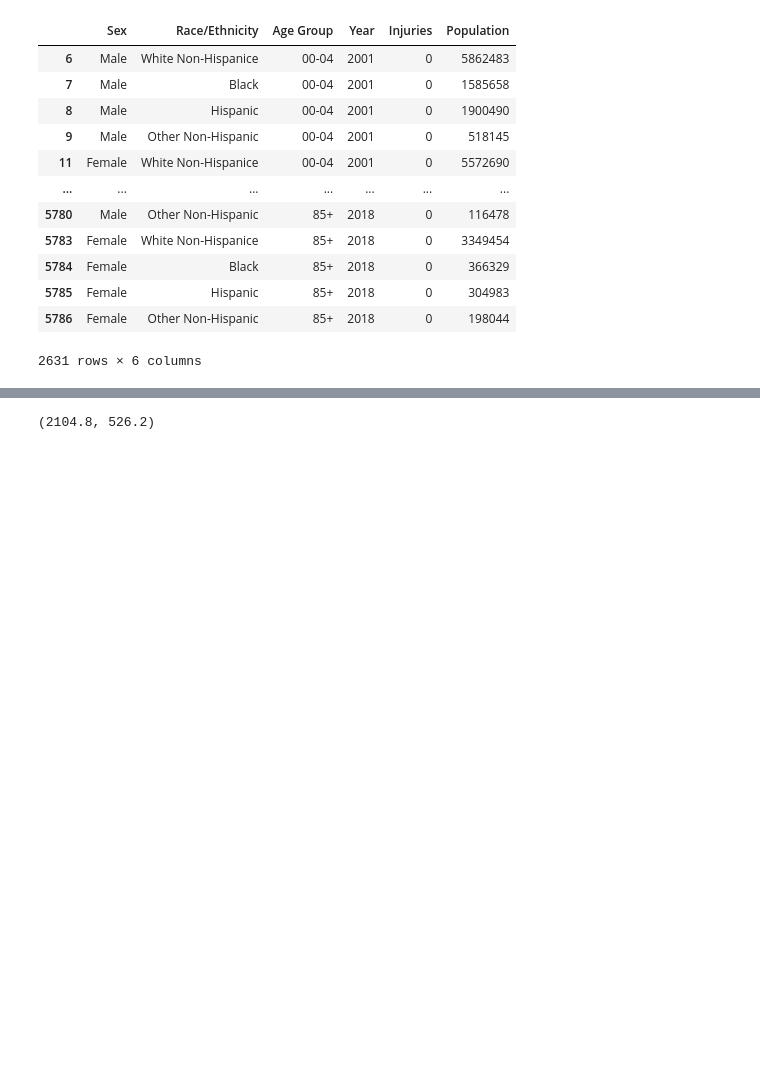
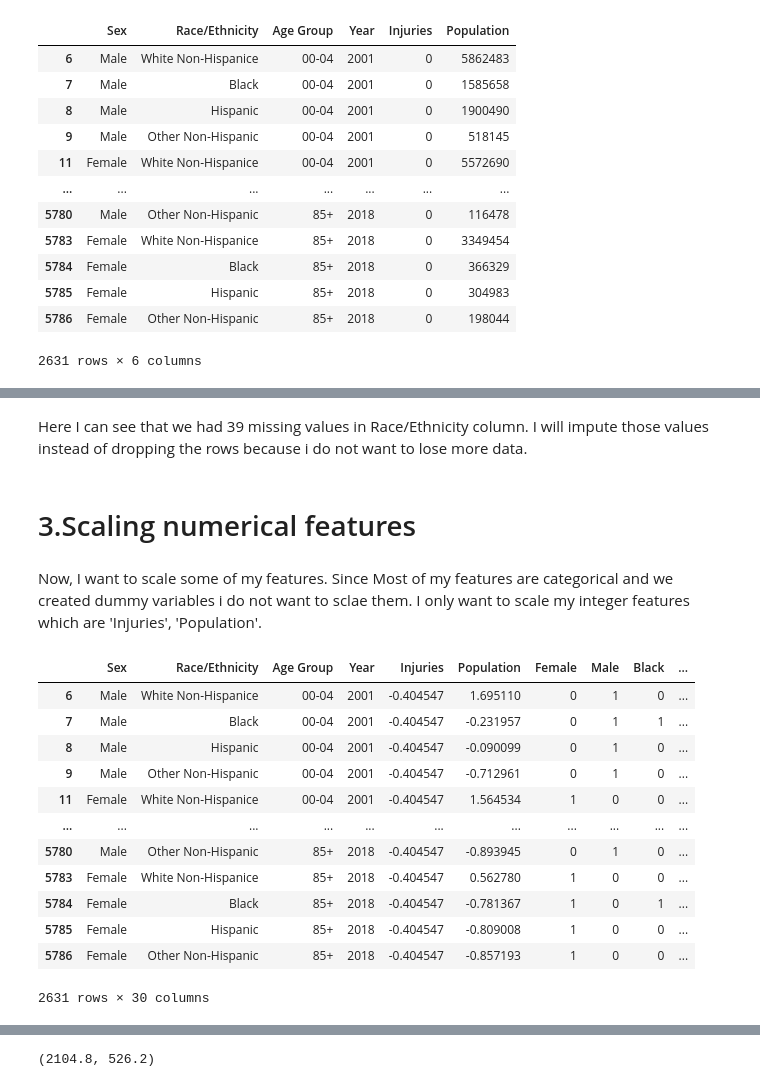
Before and after one commit to HayalDargin/Springboard_Work, a Jupyter notebook: Capstone_2/Hayal_Capstone_Two_Pre_processing_Training_Data_Development.ipynb, the cells around one changed output, grey strips where cells are left out. Saved outputs shown, nothing was run; the diff lists cells and outputs as text; code cells hidden in the pictures; blank space fills up the shorter version.

```diff
--- a/Capstone_2/Hayal_Capstone_Two_Pre_processing_Training_Data_Development.ipynb
+++ b/Capstone_2/Hayal_Capstone_Two_Pre_processing_Training_Data_Development.ipynb
@@ -29,0 +78,3 @@ Self_harm_EDA
+# %%
+Self_harm_EDA = pd.concat([Self_harm_EDA, dummy1], axis=1)
+Self_harm_EDA.head()
@@ -29,0 +88,3 @@ Self_harm_EDA
+# %%
+dummy2 = pd.get_dummies(Self_harm_EDA['Age Group'])
+dummy2.head()
@@ -29,0 +98,4 @@ Self_harm_EDA
+# %%
+Self_harm_EDA = pd.concat([Self_harm_EDA, dummy2], axis=1)
+
+Self_harm_EDA.tail()
@@ -29,0 +152,3 @@ Self_harm_EDA
+# %%
+#Impute Race/Ethnicity
+Self_harm_EDA['Race/Ethnicity'].fillna('Race/Ethnicity', inplace=True)
@@ -29,0 +195,28 @@ Self_harm_EDA
+# %% [markdown]
+Here I can see that we had 39 missing values in Race/Ethnicity column. I will impute those values instead of dropping the rows because i do not want to lose more data.
+# %% [markdown]
+# 3.Scaling numerical features
+# %% [markdown]
+Now, I want to scale some of my features. Since Most of my features are categorical and we created dummy variables i do not want to sclae them. I only want to scale my integer features which are 'Injuries', 'Population'.
+# %%
+Self_harm_cleaned = Self_harm_EDA.copy()#Create a copy of data frame
+col_names = ['Injuries', 'Population'] #Include only int features 'Injuries', 'Population'
+features = Self_harm_cleaned[col_names]
+scaler = StandardScaler().fit(features.values)
+features = scaler.transform(features.values)
+Self_harm_cleaned[col_names] = features# Do not create a new dataframe but asign the results to those two columns.
+Self_harm_cleaned
+# %% [output]
+|  | Sex | Race/Ethnicity | Age Group | Year | Injuries | Population | Female | Male | Black | ... |
+| 6 | Male | White Non-Hispanice | 00-04 | 2001 | -0.404547 | 1.695110 | 0 | 1 | 0 | ... |
+| 7 | Male | Black | 00-04 | 2001 | -0.404547 | -0.231957 | 0 | 1 | 1 | ... |
+| 8 | Male | Hispanic | 00-04 | 2001 | -0.404547 | -0.090099 | 0 | 1 | 0 | ... |
+| 9 | Male | Other Non-Hispanic | 00-04 | 2001 | -0.404547 | -0.712961 | 0 | 1 | 0 | ... |
+| 11 | Female | White Non-Hispanice | 00-04 | 2001 | -0.404547 | 1.564534 | 1 | 0 | 0 | ... |
+| ... | ... | ... | ... | ... | ... | ... | ... | ... | ... | ... |
+| 5780 | Male | Other Non-Hispanic | 85+ | 2018 | -0.404547 | -0.893945 | 0 | 1 | 0 | ... |
+| 5783 | Female | White Non-Hispanice | 85+ | 2018 | -0.404547 | 0.562780 | 1 | 0 | 0 | ... |
+| 5784 | Female | Black | 85+ | 2018 | -0.404547 | -0.781367 | 1 | 0 | 1 | ... |
+| 5785 | Female | Hispanic | 85+ | 2018 | -0.404547 | -0.809008 | 1 | 0 | 0 | ... |
+| 5786 | Female | Other Non-Hispanic | 85+ | 2018 | -0.404547 | -0.857193 | 1 | 0 | 0 | ... |
+2631 rows × 30 columns
```
Also changed, not shown: parts of 57 cells of this notebook.
